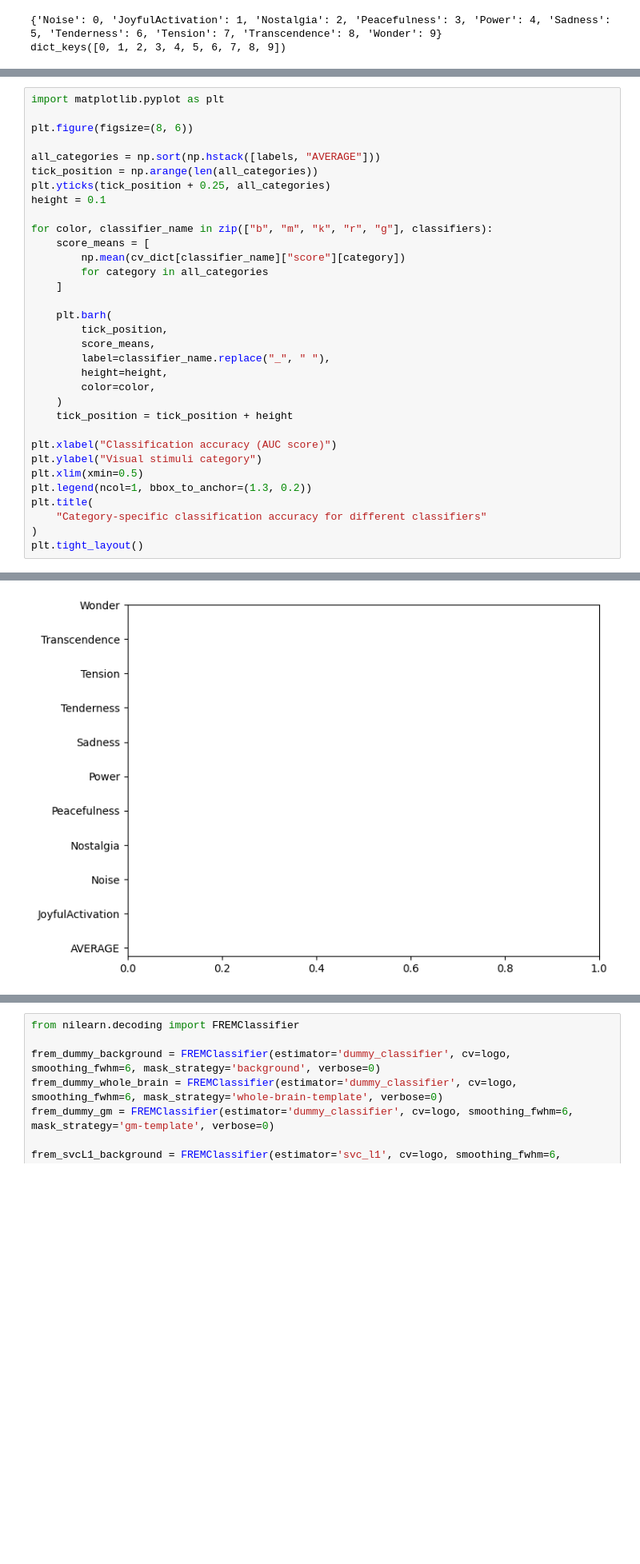
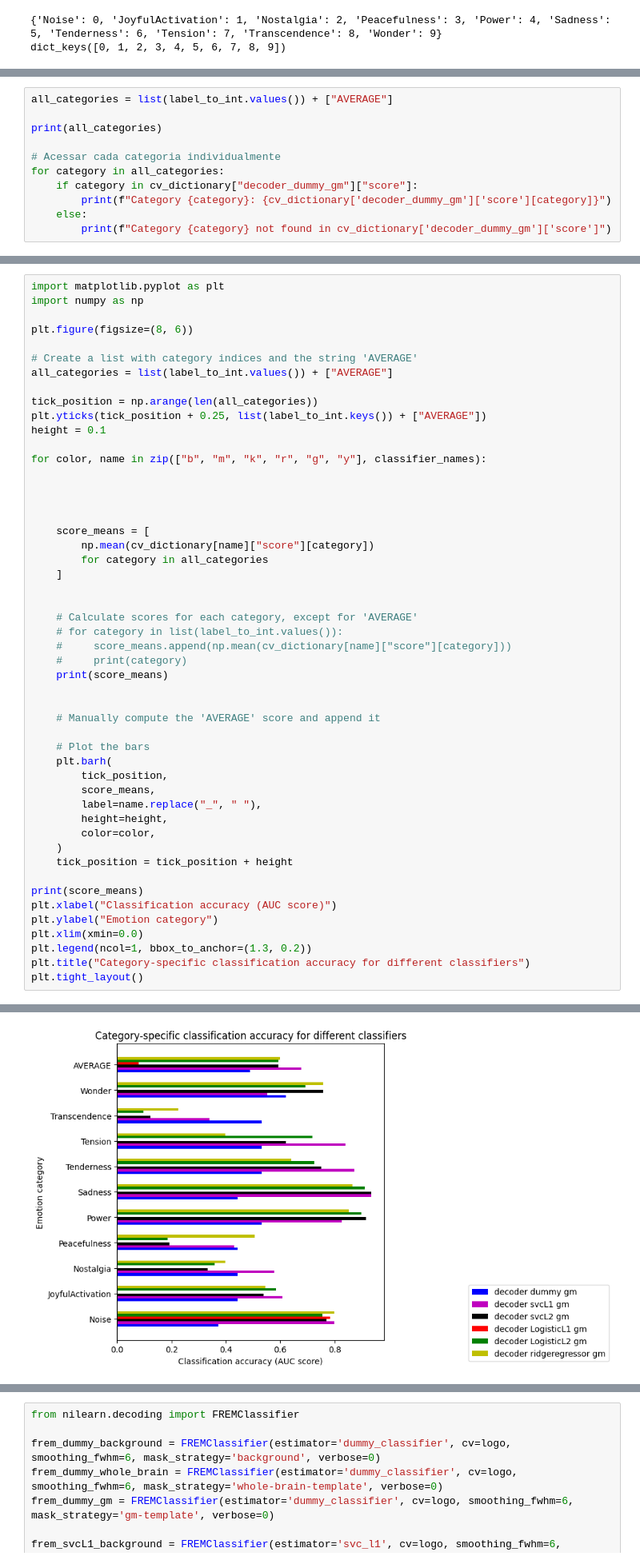
Before and after one commit to GalhardoCorreia/MusicBrainNetwork, a Jupyter notebook: classifier-test.ipynb, the cells around one changed output, grey strips where cells are left out. Shown at 80% size. Saved outputs shown, nothing was run; the diff lists cells and outputs as text; blank space fills up the shorter version.

```diff
--- a/classifier-test.ipynb
+++ b/classifier-test.ipynb
@@ -644,0 +724,11 @@ for name in classifier_names:
+# %%
+all_categories = list(label_to_int.values()) + ["AVERAGE"]
+
+print(all_categories)
+
+# Acessar cada categoria individualmente
+for category in all_categories:
+    if category in cv_dictionary["decoder_dummy_gm"]["score"]:
+        print(f"Category {category}: {cv_dictionary['decoder_dummy_gm']['score'][category]}")
+    else:
+        print(f"Category {category} not found in cv_dictionary['decoder_dummy_gm']['score']")
@@ -645,34 +748,51 @@ for name in classifier_names:
 # %%
 import matplotlib.pyplot as plt
+import numpy as np
 
 plt.figure(figsize=(8, 6))
 
-all_categories = np.sort(np.hstack([labels, "AVERAGE"]))
+# Create a list with category indices and the string 'AVERAGE'
+all_categories = list(label_to_int.values()) + ["AVERAGE"]
+
 tick_position = np.arange(len(all_categories))
-plt.yticks(tick_position + 0.25, all_categories)
+plt.yticks(tick_position + 0.25, list(label_to_int.keys()) + ["AVERAGE"])
 height = 0.1
 
-for color, classifier_name in zip(["b", "m", "k", "r", "g"], classifiers):
+for color, name in zip(["b", "m", "k", "r", "g", "y"], classifier_names):
+
+
+
+
     score_means = [
-        np.mean(cv_dict[classifier_name]["score"][category])
+        np.mean(cv_dictionary[name]["score"][category])
         for category in all_categories
     ]
 
+
+    # Calculate scores for each category, except for 'AVERAGE'
+    # for category in list(label_to_int.values()):
+    #     score_means.append(np.mean(cv_dictionary[name]["score"][category]))
+    #     print(category)
+    print(score_means)
+
+
+    # Manually compute the 'AVERAGE' score and append it
+
+    # Plot the bars
     plt.barh(
         tick_position,
         score_means,
-        label=classifier_name.replace("_", " "),
+        label=name.replace("_", " "),
         height=height,
         color=color,
     )
     tick_position = tick_position + height
 
+print(score_means)
 plt.xlabel("Classification accuracy (AUC score)")
-plt.ylabel("Visual stimuli category")
-plt.xlim(xmin=0.5)
+plt.ylabel("Emotion category")
+plt.xlim(xmin=0.0)
 plt.legend(ncol=1, bbox_to_anchor=(1.3, 0.2))
-plt.title(
-    "Category-specific classification accuracy for different classifiers"
-)
+plt.title("Category-specific classification accuracy for different classifiers")
 plt.tight_layout()
 # %% [output]
@@ -683 +806 @@ KeyError: Decoder(cv=LeaveOneGroupOut(),
-[figure, old version]
+[figure, new version]
```
Also changed, not shown: parts of 12 cells of this notebook.
